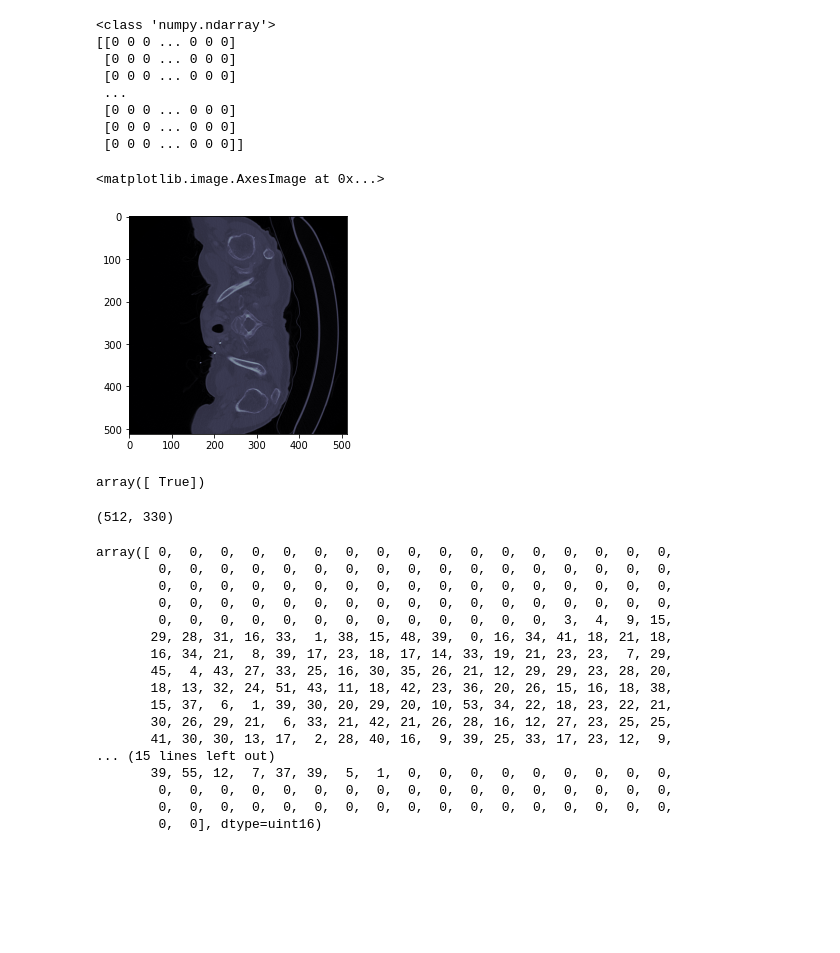
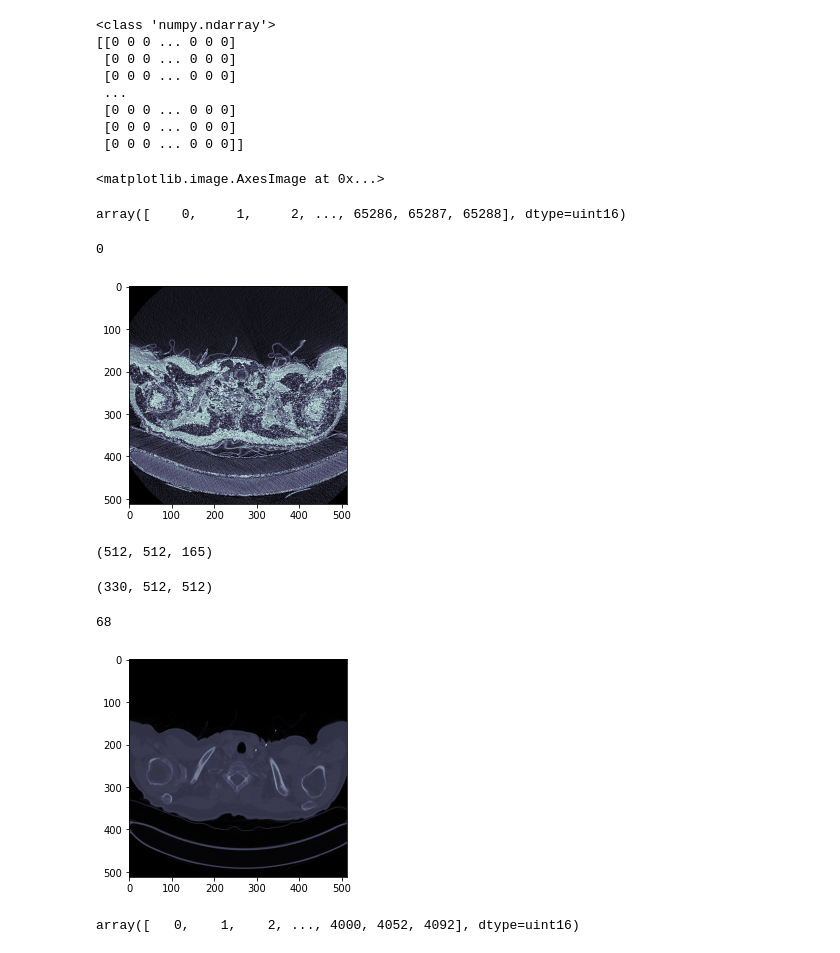
Before and after one commit to lamis-web/ImageProcessing, a Jupyter notebook: show_dicom.ipynb, the cells around one changed output. Cells and saved outputs as stored; diff of their text form; code cells hidden in the pictures; blank space fills up the shorter version.

```diff
--- a/show_dicom.ipynb
+++ b/show_dicom.ipynb
@@ -7,20 +9,24 @@ import matplotlib.pyplot as plt
 # %%
 
 ds_resampled = dcmread(r"Output\dicom\0.dcm")
 print(type(ds_resampled.pixel_array))
 print(ds_resampled.pixel_array)
 plt.imshow(ds_resampled.pixel_array, cmap=plt.cm.bone)
+np.unique(ds_resampled.pixel_array)
+ds_resampled.PlanarConfiguration
 # %% [output]
 <class 'numpy.ndarray'>
 [[0 0 0 ... 0 0 0]
  [0 0 0 ... 0 0 0]
  [0 0 0 ... 0 0 0]
  ...
  [0 0 0 ... 0 0 0]
  [0 0 0 ... 0 0 0]
  [0 0 0 ... 0 0 0]]
 <matplotlib.image.AxesImage at 0x...>
+array([    0,     1,     2, ..., 65286, 65287, 65288], dtype=uint16)
+0
-[figure, old version]
+[figure, new version]
 # %%
 import os
 from typing import Tuple
@@ -57,32 +64,25 @@ dcm_dataset, dcm_spacing, dcm_pixel_array = _read_dcm_dataset('Data/SampleDicom/
 new_dcm_spacing = [*dcm_spacing[:-1], 1]
-# %%
-np.unique(dcm_pixel_array[9] == dcmread(r'Data\SampleDicom\1393\dicom\1.3.12.2.1107.5.1.4.65305.30000020091412370754200016793.dcm').pixel_array)
-# %% [output]
-array([ True])
+# %%
+dcm_pixel_array.shape
+# %% [output]
+(512, 512, 165)
 # %%
 resampled_dcm_pixel_array = _resample_dcm_pixel_array(dcm_pixel_array, dcm_spacing, new_dcm_spacing)
-# %%
-resampled_dcm_pixel_array[0].shape
-# %% [output]
-(512, 330)
+# %%
+
+resampled_dcm_pixel_array_transposed = np.transpose(resampled_dcm_pixel_array, (2,0,1))
+resampled_dcm_pixel_array_transposed.shape
+# %% [output]
+(330, 512, 512)
 # %%
 ds1 = dcmread(r'Data\SampleDicom\1393\dicom\1.3.12.2.1107.5.1.4.65305.30000020091412370754200016784.dcm')
-ds1.pixel_array[0]
+ds1.pixel_array.shape
+plt.imshow(ds1.pixel_array, cmap=plt.cm.bone)
+np.unique(ds1.pixel_array[0])[-1]
 # %% [output]
-array([ 0,  0,  0,  0,  0,  0,  0,  0,  0,  0,  0,  0,  0,  0,  0,  0,  0,
-        0,  0,  0,  0,  0,  0,  0,  0,  0,  0,  0,  0,  0,  0,  0,  0,  0,
-        0,  0,  0,  0,  0,  0,  0,  0,  0,  0,  0,  0,  0,  0,  0,  0,  0,
-        0,  0,  0,  0,  0,  0,  0,  0,  0,  0,  0,  0,  0,  0,  0,  0,  0,
-        0,  0,  0,  0,  0,  0,  0,  0,  0,  0,  0,  0,  0,  3,  4,  9, 15,
-       29, 28, 31, 16, 33,  1, 38, 15, 48, 39,  0, 16, 34, 41, 18, 21, 18,
-       16, 34, 21,  8, 39, 17, 23, 18, 17, 14, 33, 19, 21, 23, 23,  7, 29,
-       45,  4, 43, 27, 33, 25, 16, 30, 35, 26, 21, 12, 29, 29, 23, 28, 20,
-       18, 13, 32, 24, 51, 43, 11, 18, 42, 23, 36, 20, 26, 15, 16, 18, 38,
-       15, 37,  6,  1, 39, 30, 20, 29, 20, 10, 53, 34, 22, 18, 23, 22, 21,
-       30, 26, 29, 21,  6, 33, 21, 42, 21, 26, 28, 16, 12, 27, 23, 25, 25,
-       41, 30, 30, 13, 17,  2, 28, 40, 16,  9, 39, 25, 33, 17, 23, 12,  9,
-... (15 lines left out)
-       39, 55, 12,  7, 37, 39,  5,  1,  0,  0,  0,  0,  0,  0,  0,  0,  0,
-        0,  0,  0,  0,  0,  0,  0,  0,  0,  0,  0,  0,  0,  0,  0,  0,  0,
-        0,  0,  0,  0,  0,  0,  0,  0,  0,  0,  0,  0,  0,  0,  0,  0,  0,
-        0,  0], dtype=uint16)
+68
+[figure, added]
+# %%
+np.unique(resampled_dcm_pixel_array_transposed[0]).astype(np.uint16)
+# %% [output]
+array([   0,    1,    2, ..., 4000, 4052, 4092], dtype=uint16)
```
Also changed, not shown: parts of 3 cells of this notebook, 1 other file.
